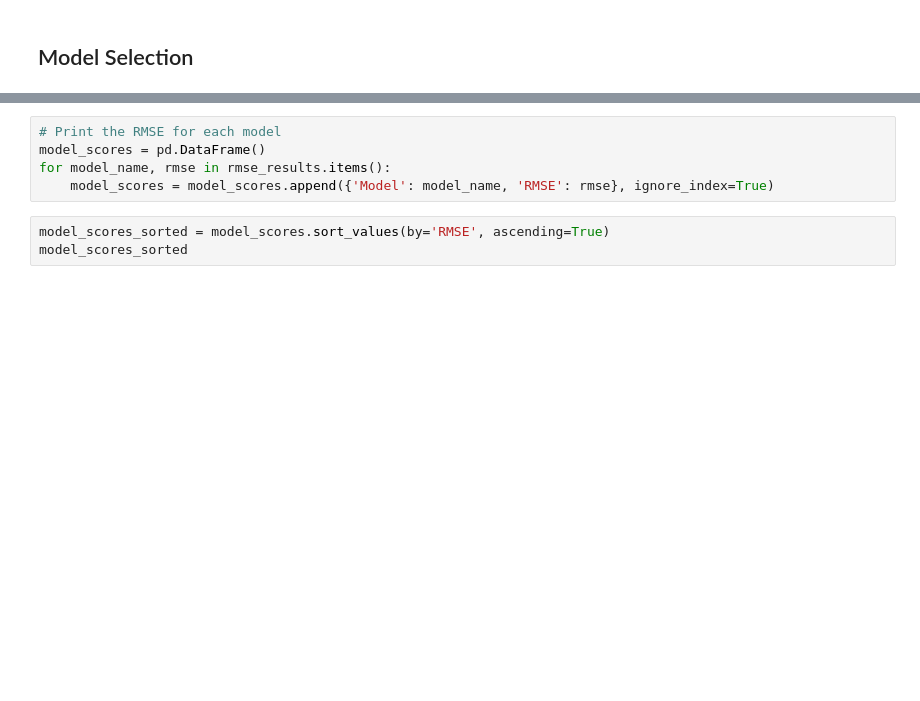
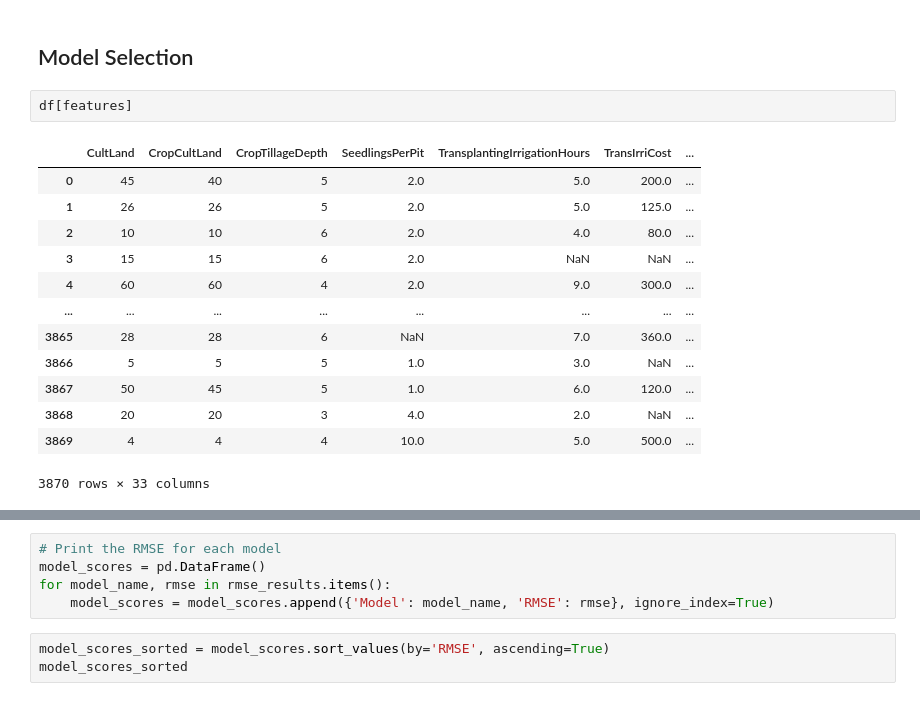
Before and after one commit to donald-okara/Green-Crop-Yield, a Jupyter notebook: data/Analysis_notebook.ipynb, the cells around one changed output, grey strips where cells are left out. Saved outputs shown, nothing was run; the diff lists cells and outputs as text; blank space fills up the shorter version.

```diff
--- a/data/Analysis_notebook.ipynb
+++ b/data/Analysis_notebook.ipynb
@@ -209,5 +420,21 @@ print(X_train)
 # %% [markdown]
 ## Model Selection
+# %%
+df[features]
+# %% [output]
+|  | CultLand | CropCultLand | CropTillageDepth | SeedlingsPerPit | TransplantingIrrigationHours | TransIrriCost | ... |
+| 0 | 45 | 40 | 5 | 2.0 | 5.0 | 200.0 | ... |
+| 1 | 26 | 26 | 5 | 2.0 | 5.0 | 125.0 | ... |
+| 2 | 10 | 10 | 6 | 2.0 | 4.0 | 80.0 | ... |
+| 3 | 15 | 15 | 6 | 2.0 | NaN | NaN | ... |
+| 4 | 60 | 60 | 4 | 2.0 | 9.0 | 300.0 | ... |
+| ... | ... | ... | ... | ... | ... | ... | ... |
+| 3865 | 28 | 28 | 6 | NaN | 7.0 | 360.0 | ... |
+| 3866 | 5 | 5 | 5 | 1.0 | 3.0 | NaN | ... |
+| 3867 | 50 | 45 | 5 | 1.0 | 6.0 | 120.0 | ... |
+| 3868 | 20 | 20 | 3 | 4.0 | 2.0 | NaN | ... |
+| 3869 | 4 | 4 | 4 | 10.0 | 5.0 | 500.0 | ... |
+3870 rows × 33 columns
 # %%
 from sklearn.linear_model import LinearRegression
 from sklearn.ensemble import RandomForestRegressor
```
Also changed, not shown: parts of 31 cells of this notebook, 6 other files.
